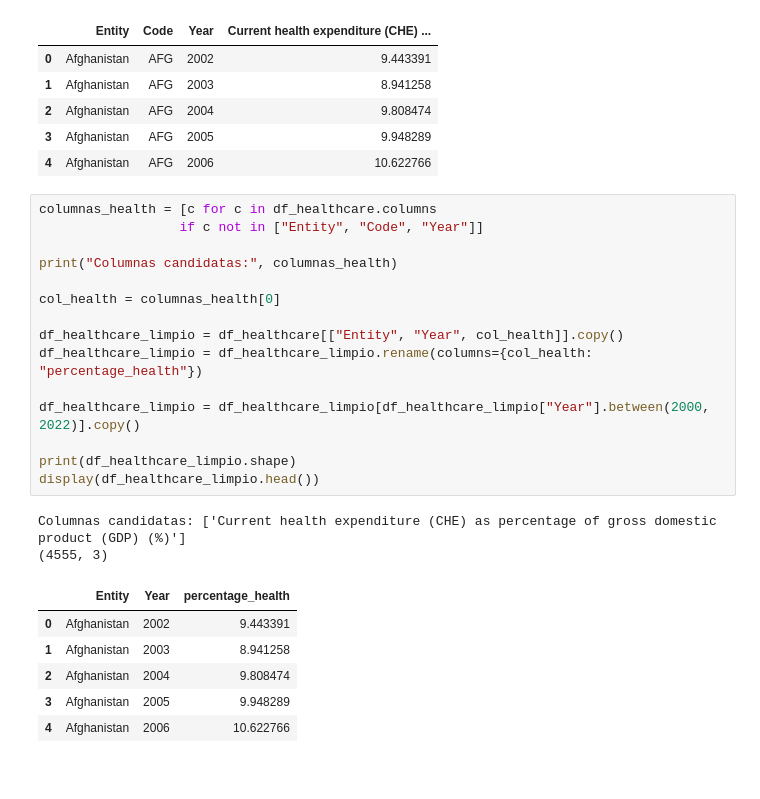
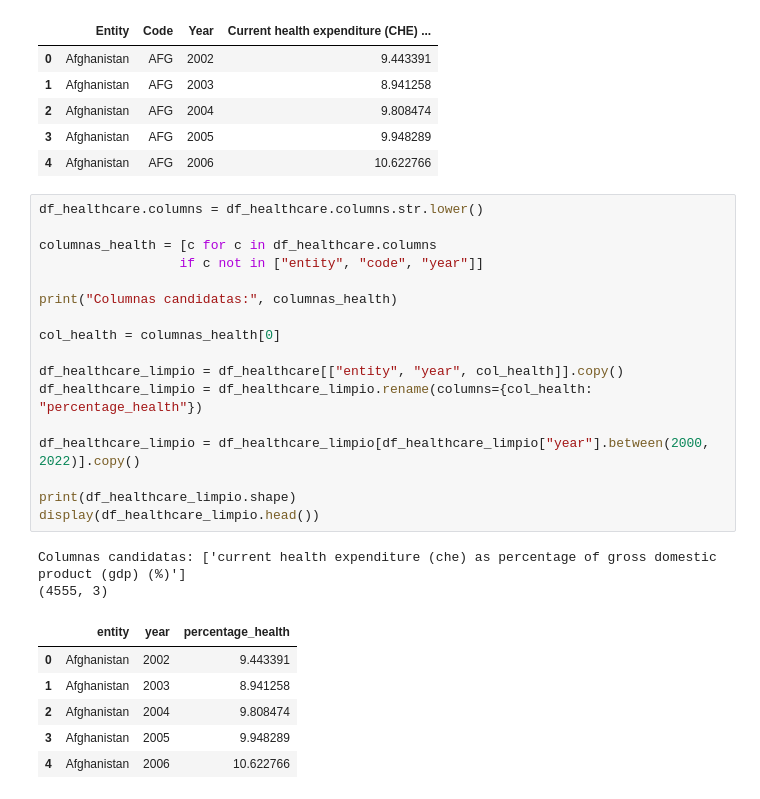
Before and after one commit to zaratemontserrat74-afk/Big-Data, a Jupyter notebook: U3_1_probabilidad_estatistica/notebooks/U3_2_Preparacion_dataset.ipynb, the cells around one changed output. Cells and saved outputs as stored; diff of their text form.

```diff
--- a/U3_1_probabilidad_estatistica/notebooks/U3_2_Preparacion_dataset.ipynb
+++ b/U3_1_probabilidad_estatistica/notebooks/U3_2_Preparacion_dataset.ipynb
@@ -429,24 +451,26 @@ df_healthcare.head(5)
 | 3 | Afghanistan | AFG | 2005 | 9.948289 |
 | 4 | Afghanistan | AFG | 2006 | 10.622766 |
 # %%
+df_healthcare.columns = df_healthcare.columns.str.lower()
+
 columnas_health = [c for c in df_healthcare.columns
-                  if c not in ["Entity", "Code", "Year"]]
+                  if c not in ["entity", "code", "year"]]
 
 print("Columnas candidatas:", columnas_health)
 
 col_health = columnas_health[0]
 
-df_healthcare_limpio = df_healthcare[["Entity", "Year", col_health]].copy()
+df_healthcare_limpio = df_healthcare[["entity", "year", col_health]].copy()
 df_healthcare_limpio = df_healthcare_limpio.rename(columns={col_health: "percentage_health"})
 
-df_healthcare_limpio = df_healthcare_limpio[df_healthcare_limpio["Year"].between(2000, 2022)].copy()
+df_healthcare_limpio = df_healthcare_limpio[df_healthcare_limpio["year"].between(2000, 2022)].copy()
 
 print(df_healthcare_limpio.shape)
 display(df_healthcare_limpio.head())
 # %% [output]
-Columnas candidatas: ['Current health expenditure (CHE) as percentage of gross domestic product (GDP) (%)']
+Columnas candidatas: ['current health expenditure (che) as percentage of gross domestic product (gdp) (%)']
 (4555, 3)
-|  | Entity | Year | percentage_health |
+|  | entity | year | percentage_health |
 | 0 | Afghanistan | 2002 | 9.443391 |
 | 1 | Afghanistan | 2003 | 8.941258 |
 | 2 | Afghanistan | 2004 | 9.808474 |
```
Also changed, not shown: parts of 3 cells of this notebook.
